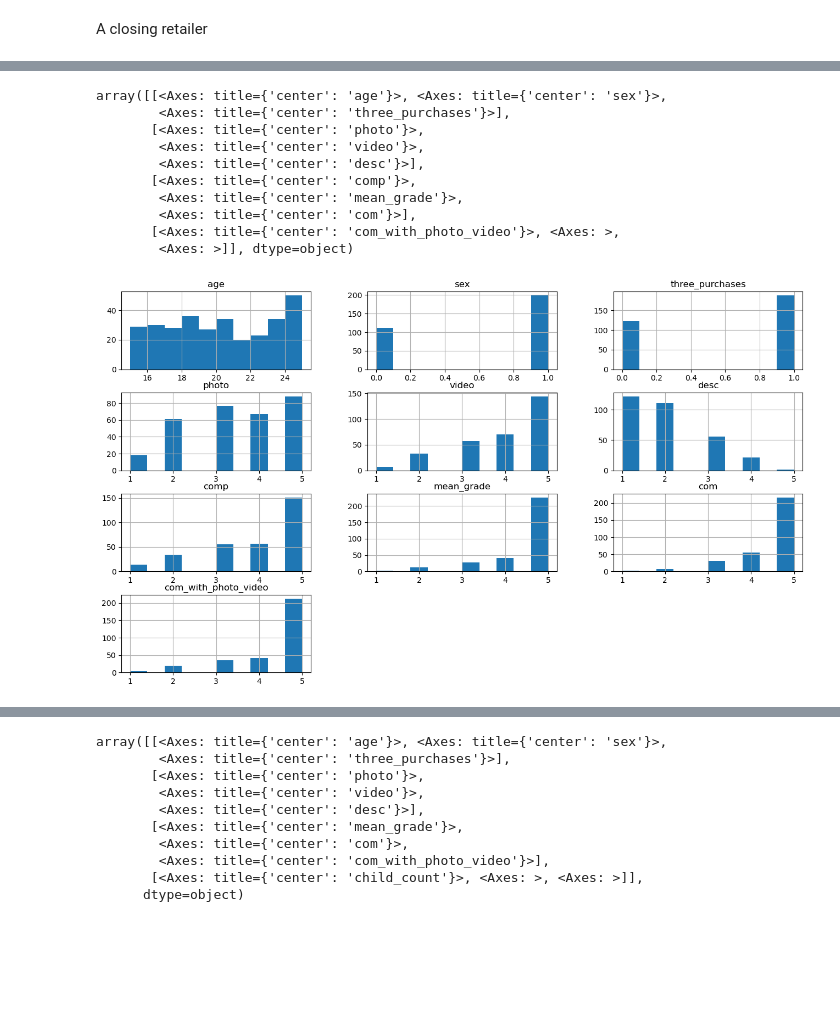
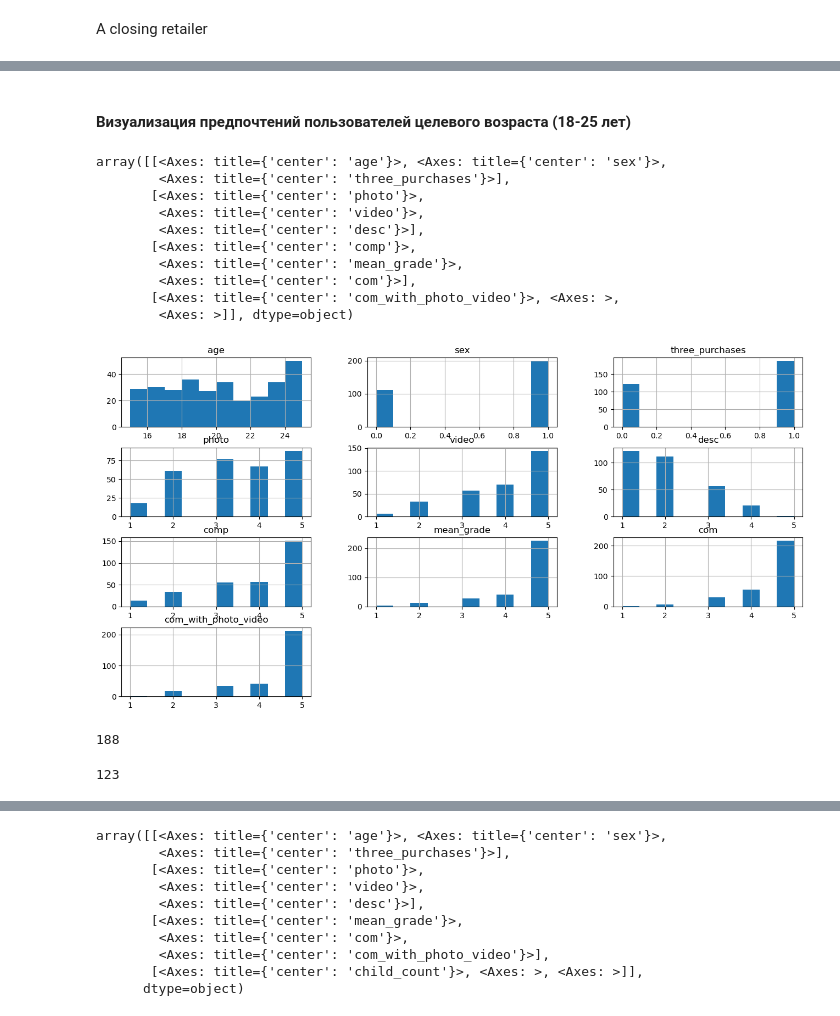
Before and after one commit to maxlyara1/School-of-Analytics-Case, a Jupyter notebook: Lyara Maksim – Data Analysis – System Analytics – 1.ipynb, the cells around one changed output, grey strips where cells are left out. Cells and saved outputs as stored; diff of their text form; code cells hidden in the pictures; blank space fills up the shorter version.

```diff
--- a/Lyara Maksim – Data Analysis – System Analytics – 1.ipynb
+++ b/Lyara Maksim – Data Analysis – System Analytics – 1.ipynb
@@ -73,18 +65,28 @@ array([[<Axes: title={'center': 'age'}>, <Axes: title={'center': 'sex'}>,
 [figure]
+# %% [markdown]
+#### Визуализация предпочтений пользователей целевого возраста (18-25 лет)
 # %%
-df1[df1['age']<=25].hist(figsize=(16,9))
+df1[df1['age']<=25].hist(figsize=(16,8))
 # %% [output]
 array([[<Axes: title={'center': 'age'}>, <Axes: title={'center': 'sex'}>,
         <Axes: title={'center': 'three_purchases'}>],
        [<Axes: title={'center': 'photo'}>,
         <Axes: title={'center': 'video'}>,
         <Axes: title={'center': 'desc'}>],
        [<Axes: title={'center': 'comp'}>,
         <Axes: title={'center': 'mean_grade'}>,
         <Axes: title={'center': 'com'}>],
        [<Axes: title={'center': 'com_with_photo_video'}>, <Axes: >,
         <Axes: >]], dtype=object)
-[figure, old version]
+[figure, new version]
+# %%
+len(df1[(df1['age']<=25) & (df1['three_purchases']>0)])
+# %% [output]
+188
+# %%
+len(df1[(df1['age']<=25) & (df1['three_purchases']==0)])
+# %% [output]
+123
 # %% [markdown]
 ![Alt text](image-1.png)
 # %%
```
Also changed, not shown: parts of 3 cells of this notebook.
